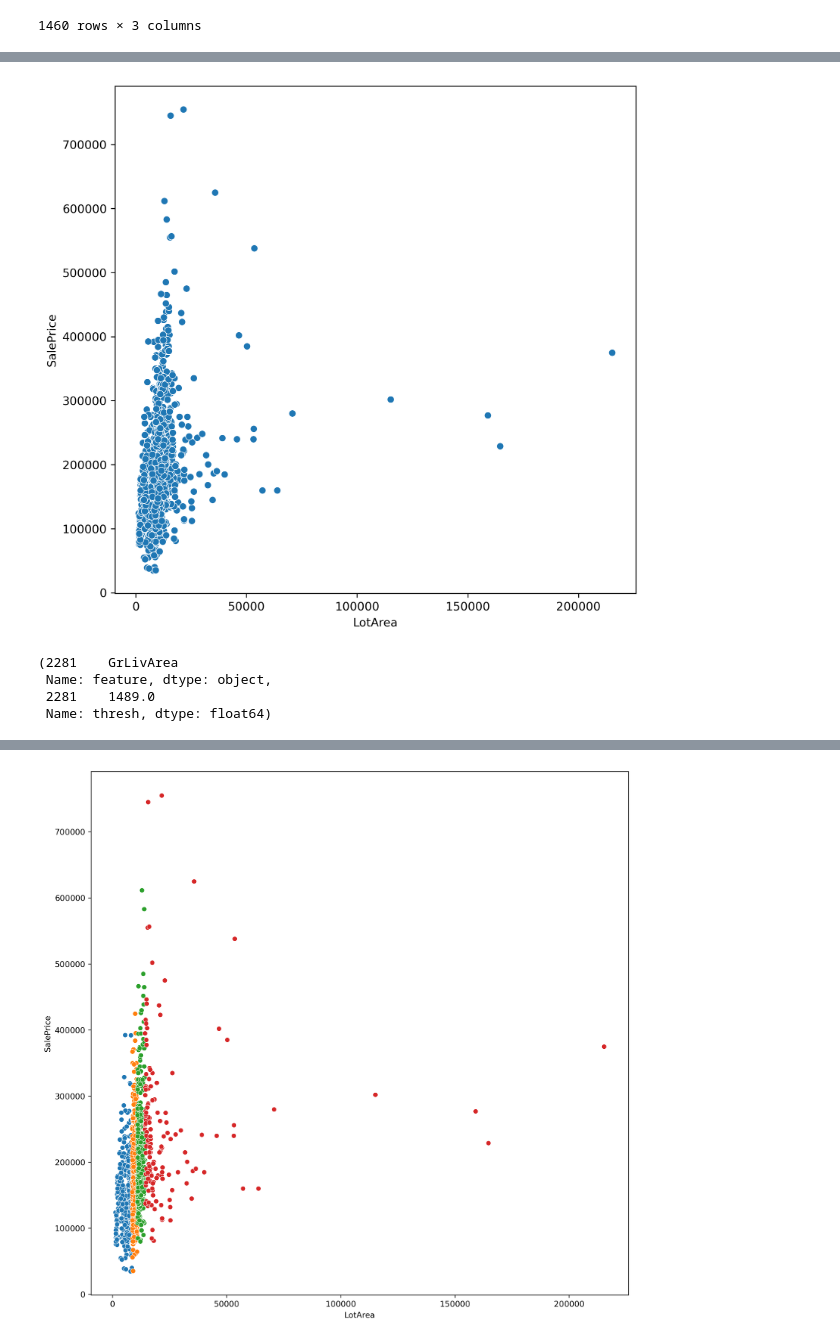
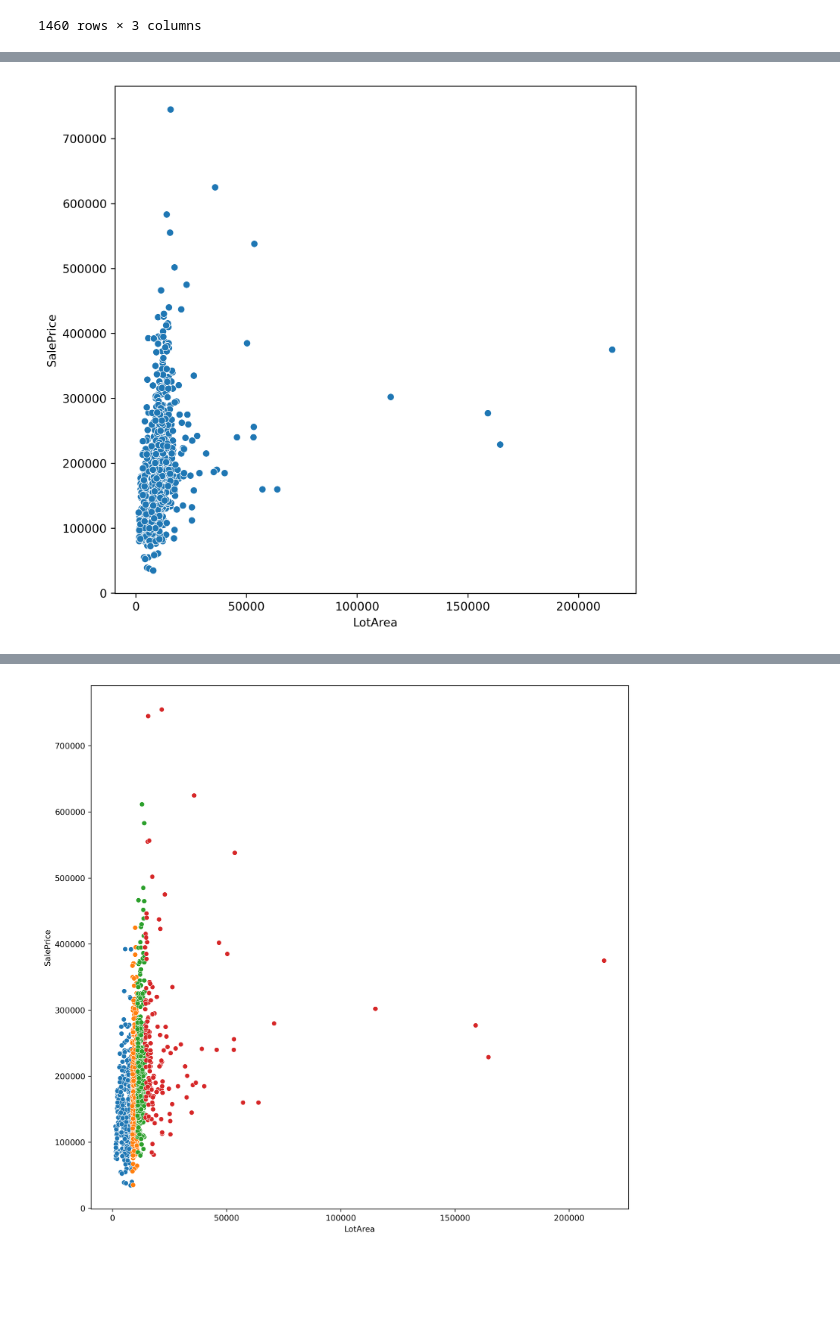
Before and after one commit to ashen007/Tree-based-regression-model, a Jupyter notebook: train.ipynb, the cells around one changed output, grey strips where cells are left out. Drawn from its saved outputs; the diff is of its cells as text; code cells hidden in the pictures; blank space fills up the shorter version.

```diff
--- a/train.ipynb
+++ b/train.ipynb
@@ -83,4 +83,4 @@ subset.sort_values(by='LotArea')
 1460 rows × 3 columns
 # %%
 from sklearn.model_selection import train_test_split
-train_x,test_x,train_y,test_y = train_test_split(subset['LotArea'],subset['SalePrice'],test_size=0.3,random_state=42)
+train_x,test_x,train_y,test_y = train_test_split(subset[['LotArea','GrLivArea']],subset['SalePrice'],test_size=0.3,random_state=42)
@@ -90,0 +87,3 @@ train_x.shape,train_y.shape,test_x.shape,test_y.shape
+# %%
+train = pd.concat([train_x,train_y],axis=1)
+train
@@ -91,8 +105,8 @@ train_x.shape,train_y.shape,test_x.shape,test_y.shape
 # %%
 plt.figure(figsize=[8,8],dpi=300)
-sns.scatterplot(x='LotArea',y='SalePrice',data=subset)
+sns.scatterplot(x='LotArea',y='SalePrice',data=train)
 plt.show()
 # %% [output]
-[figure, old version]
+[figure, new version]
 # %%
 import regression_model as reg
@@ -134,7 +173,0 @@ class BestRootNode:
-# %%
-BestRootNode(subset,['LotArea','GrLivArea'],'SalePrice',2).best_split()
-# %% [output]
-(2281    GrLivArea
- Name: feature, dtype: object,
- 2281    1489.0
- Name: thresh, dtype: float64)
```
Also changed, not shown: parts of 10 cells of this notebook, 1 other file.
